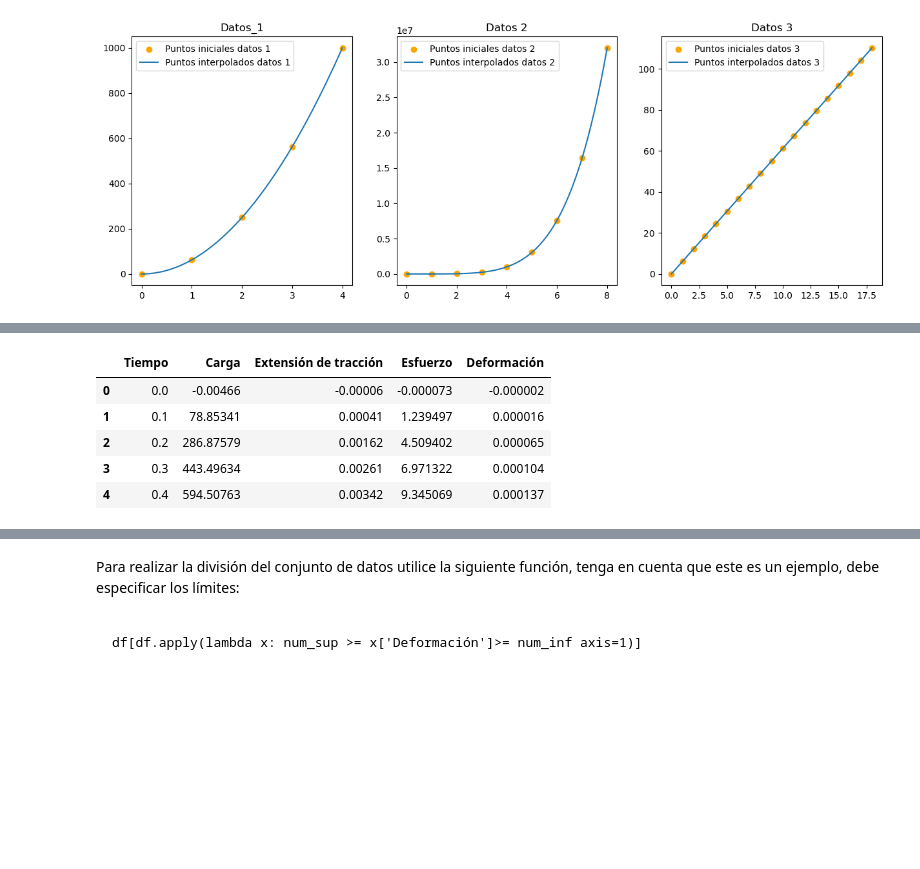
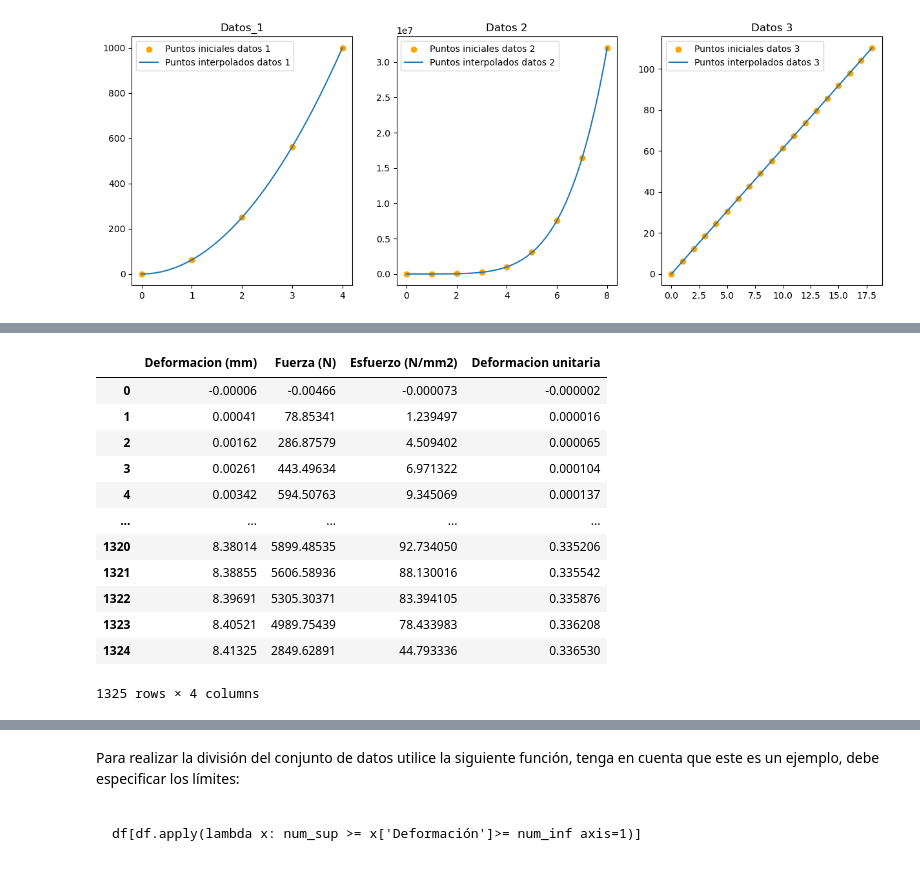
Before and after one commit to QuantumPower4/JuanGuzman-JhonAlex-HerraCompu-202302, a Jupyter notebook: Taller 1 - Interpolación y Raices/Taller_1.ipynb, the cells around one changed output, grey strips where cells are left out. Drawn from its saved outputs; the diff is of its cells as text; code cells hidden in the pictures; blank space fills up the shorter version.

```diff
--- a/Taller 1 - Interpolación y Raices/Taller_1.ipynb
+++ b/Taller 1 - Interpolación y Raices/Taller_1.ipynb
@@ -284,6 +284,9 @@ Como puede observar, se tienen comportamientos distintos en cada una de las secc
 </div>
 # %%
 # 1. Importe los datos del csv [Tenga en cuenta que se tienen 2 headers]
+
+Dataframe = pd.read_csv("Aluminio_6063.csv",header=[0,1],encoding='utf-8')
+Dataframe
 # %% [output]
 |  | Tiempo | Carga | Extensión de tracción |
 |  | (s) | (N) | (mm) |
@@ -297,11 +305,28 @@ Como puede observar, se tienen comportamientos distintos en cada una de las secc
+# %%
+# 2. Datos iniciales
+Deformacion = Dataframe["Extensión de tracción"]["(mm)"].to_list()
+Fuerza = Dataframe["Carga"]["(N)"].to_list()
+
+data = pd.DataFrame({"Deformacion (mm)":Deformacion,"Fuerza (N)":Fuerza})
 # %%
 # 3. Calcular área
+A = np.pi*(9/2)**2
 # %%
 # 4. Encontrar esfuerzo y deformación  [Se deja el DataFrame con un header]
+data["Esfuerzo (N/mm2)"] = np.array(Fuerza)/A
+data["Deformacion unitaria"] = np.array(Deformacion)/25
+data
 # %% [output]
-|  | Tiempo | Carga | Extensión de tracción | Esfuerzo | Deformación |
-| 0 | 0.0 | -0.00466 | -0.00006 | -0.000073 | -0.000002 |
-| 1 | 0.1 | 78.85341 | 0.00041 | 1.239497 | 0.000016 |
-| 2 | 0.2 | 286.87579 | 0.00162 | 4.509402 | 0.000065 |
-| 3 | 0.3 | 443.49634 | 0.00261 | 6.971322 | 0.000104 |
-| 4 | 0.4 | 594.50763 | 0.00342 | 9.345069 | 0.000137 |
+|  | Deformacion (mm) | Fuerza (N) | Esfuerzo (N/mm2) | Deformacion unitaria |
+| 0 | -0.00006 | -0.00466 | -0.000073 | -0.000002 |
+| 1 | 0.00041 | 78.85341 | 1.239497 | 0.000016 |
+| 2 | 0.00162 | 286.87579 | 4.509402 | 0.000065 |
+| 3 | 0.00261 | 443.49634 | 6.971322 | 0.000104 |
+| 4 | 0.00342 | 594.50763 | 9.345069 | 0.000137 |
+| ... | ... | ... | ... | ... |
+| 1320 | 8.38014 | 5899.48535 | 92.734050 | 0.335206 |
+| 1321 | 8.38855 | 5606.58936 | 88.130016 | 0.335542 |
+| 1322 | 8.39691 | 5305.30371 | 83.394105 | 0.335876 |
+| 1323 | 8.40521 | 4989.75439 | 78.433983 | 0.336208 |
+| 1324 | 8.41325 | 2849.62891 | 44.793336 | 0.336530 |
+1325 rows × 4 columns
```
Also changed, not shown: parts of 4 cells of this notebook.
